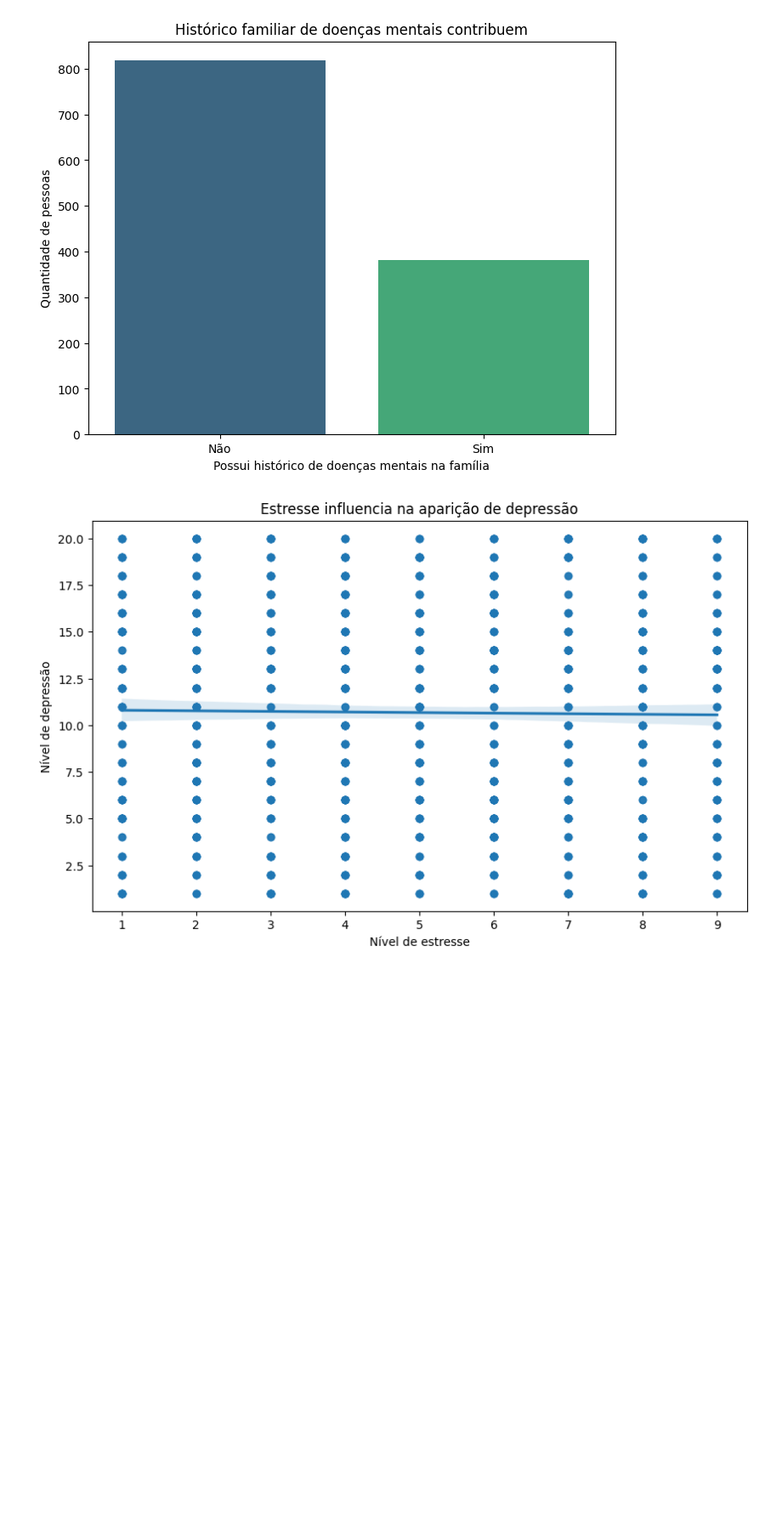
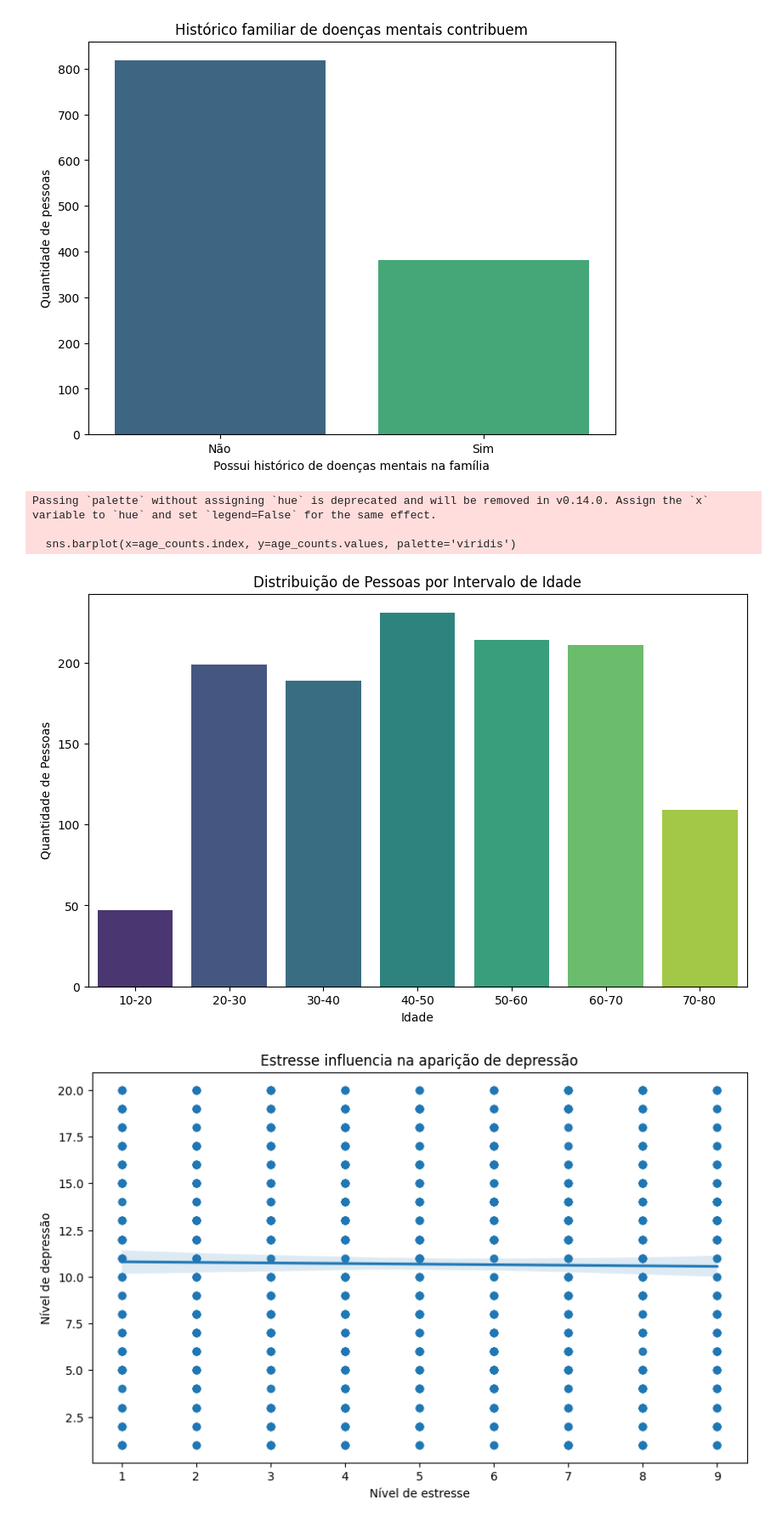
Before and after one commit to petersonwilliam-dev/analise-de-dados-ansiedade, a Jupyter notebook: analise.ipynb, the cells around one changed output. Shown: that part at 85% size. Cells and saved outputs as stored; diff of their text form; code cells hidden in the pictures; blank space fills up the shorter version.

```diff
--- a/analise.ipynb
+++ b/analise.ipynb
@@ -83,6 +88,25 @@ Passing `palette` without assigning `hue` is deprecated and will be removed in v
 
   sns.barplot(x="Family_History_Mental_Illness", y="Quantidade", data=gender_gp, palette='viridis')
 [figure]
+# %%
+bins = [10, 20, 30, 40, 50, 60, 70, 80]
+labels = ['10-20', '20-30', '30-40', '40-50', '50-60', '60-70', '70-80']
+
+dados['Age_Group'] = pd.cut(dados['Age'], bins=bins, labels=labels, right=False)
+age_counts = dados['Age_Group'].value_counts().sort_index()
+
+
+plt.figure(figsize=(10, 6))
+sns.barplot(x=age_counts.index, y=age_counts.values, palette='viridis')
+plt.xlabel('Idade')
+plt.ylabel('Quantidade de Pessoas')
+plt.title('Distribuição de Pessoas por Intervalo de Idade')
+plt.show()
+# %% [output]
+Passing `palette` without assigning `hue` is deprecated and will be removed in v0.14.0. Assign the `x` variable to `hue` and set `legend=False` for the same effect.
+
+  sns.barplot(x=age_counts.index, y=age_counts.values, palette='viridis')
+[figure, added]
 # %%
 plt.figure(figsize=(10,6))
 sns.regplot(x="Stress_Level", y="Depression_Score", data=dados)
```
Also changed, not shown: parts of 11 cells of this notebook.
